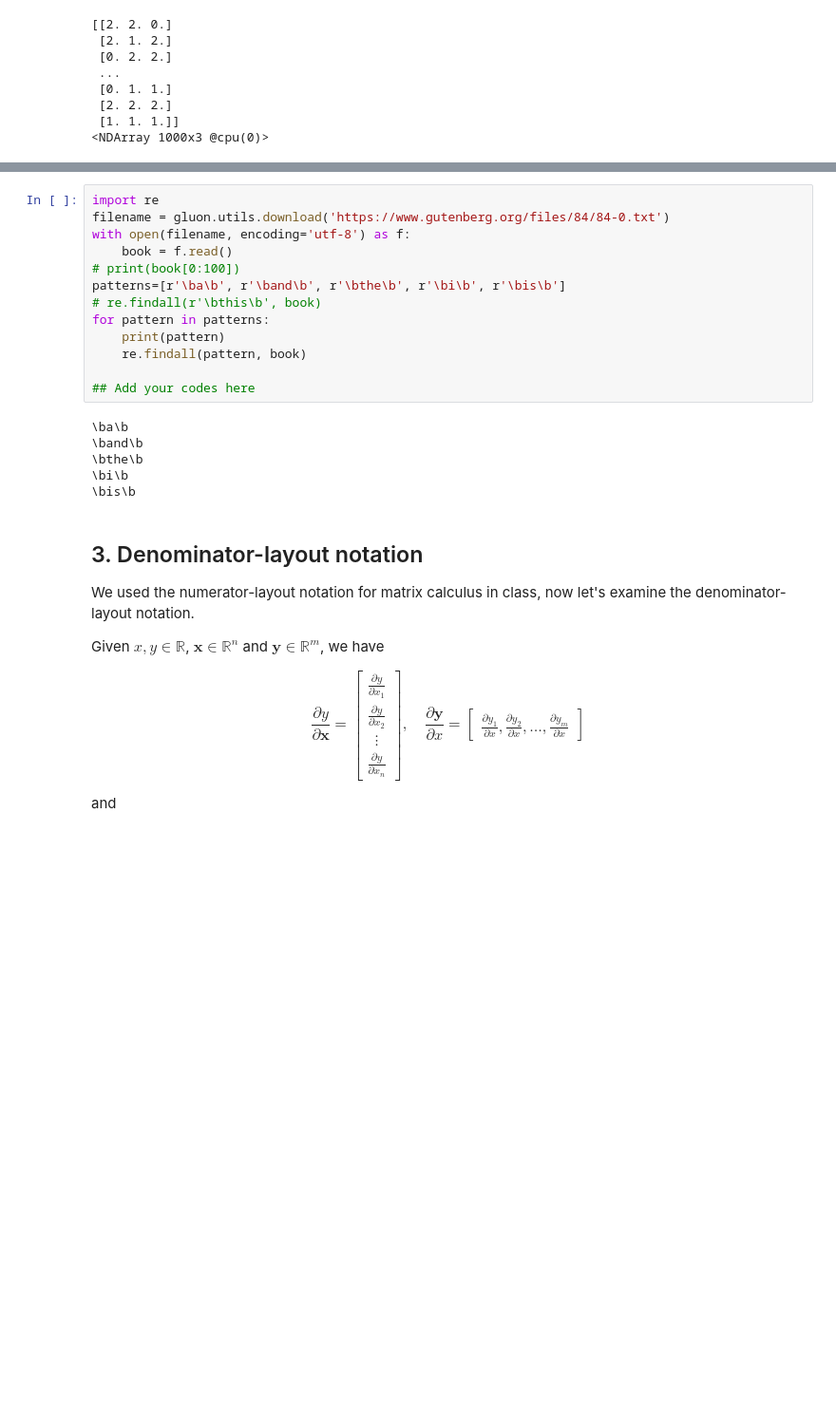
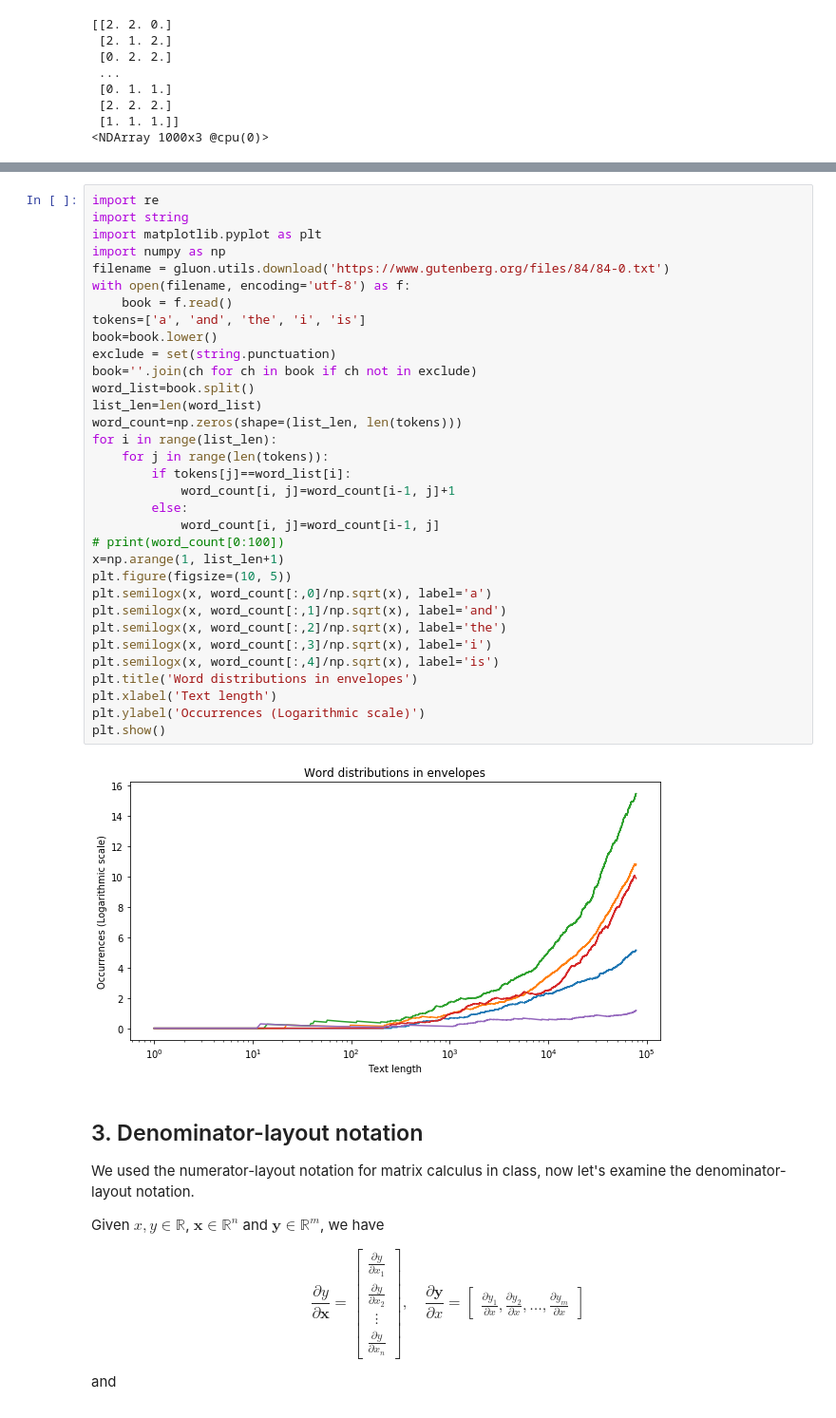
Before and after one commit to zhiming-xu/STAT157, a Jupyter notebook: homework2.ipynb, the cells around one changed output, grey strips where cells are left out. Shown at 95% size. Saved outputs shown, nothing was run; the diff lists cells and outputs as text; blank space fills up the shorter version.

Commit message:
finish hw2, ex2's plot, left some written questions

```diff
--- a/homework2.ipynb
+++ b/homework2.ipynb
@@ -65,23 +66,39 @@ Let's explore the Central Limit Theorem when applied to text processing.
 * Why does it still work quite well?
-# %%
-import re
-filename = gluon.utils.download('https://www.gutenberg.org/files/84/84-0.txt')
-with open(filename, encoding='utf-8') as f:
-    book = f.read()
-# print(book[0:100])
-patterns=[r'\ba\b', r'\band\b', r'\bthe\b', r'\bi\b', r'\bis\b']
-# re.findall(r'\bthis\b', book)
-for pattern in patterns:
-    print(pattern)
-    re.findall(pattern, book)
-
-## Add your codes here
-# %% [output]
-\ba\b
-\band\b
-\bthe\b
-\bi\b
-\bis\b
+# %%
+import re
+import string
+import matplotlib.pyplot as plt
+import numpy as np
+filename = gluon.utils.download('https://www.gutenberg.org/files/84/84-0.txt')
+with open(filename, encoding='utf-8') as f:
+    book = f.read()
+tokens=['a', 'and', 'the', 'i', 'is']
+book=book.lower()
+exclude = set(string.punctuation)
+book=''.join(ch for ch in book if ch not in exclude)
+word_list=book.split()
+list_len=len(word_list)
+word_count=np.zeros(shape=(list_len, len(tokens)))
+for i in range(list_len):
+    for j in range(len(tokens)):
+        if tokens[j]==word_list[i]:
+            word_count[i, j]=word_count[i-1, j]+1
+        else:
+            word_count[i, j]=word_count[i-1, j]
+# print(word_count[0:100])
+x=np.arange(1, list_len+1)
+plt.figure(figsize=(10, 5))
+plt.semilogx(x, word_count[:,0]/np.sqrt(x), label='a')
+plt.semilogx(x, word_count[:,1]/np.sqrt(x), label='and')
+plt.semilogx(x, word_count[:,2]/np.sqrt(x), label='the')
+plt.semilogx(x, word_count[:,3]/np.sqrt(x), label='i')
+plt.semilogx(x, word_count[:,4]/np.sqrt(x), label='is')
+plt.title('Word distributions in envelopes')
+plt.xlabel('Text length')
+plt.ylabel('Occurrences (Logarithmic scale)')
+plt.show()
+# %% [output]
+[figure, added]
 # %% [markdown]
 ## 3. Denominator-layout notation
 
```
Also changed, not shown: parts of 1 cell of this notebook.
